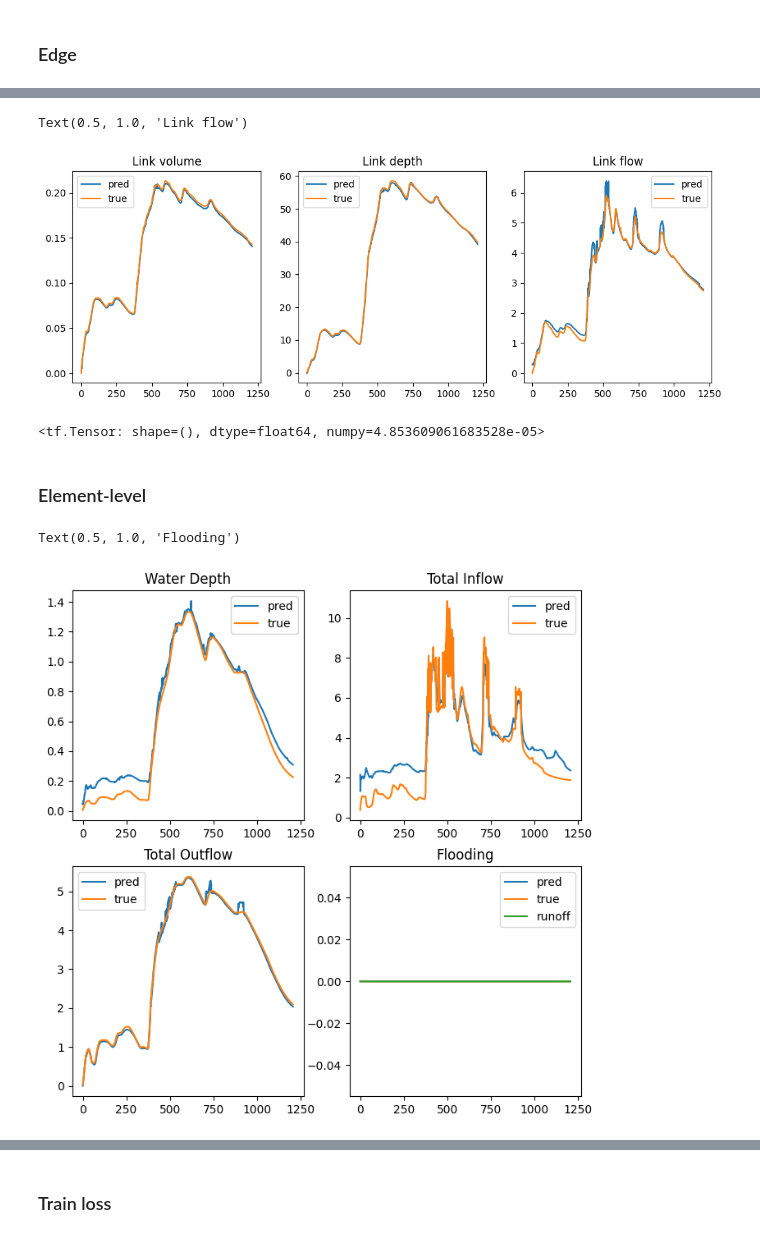
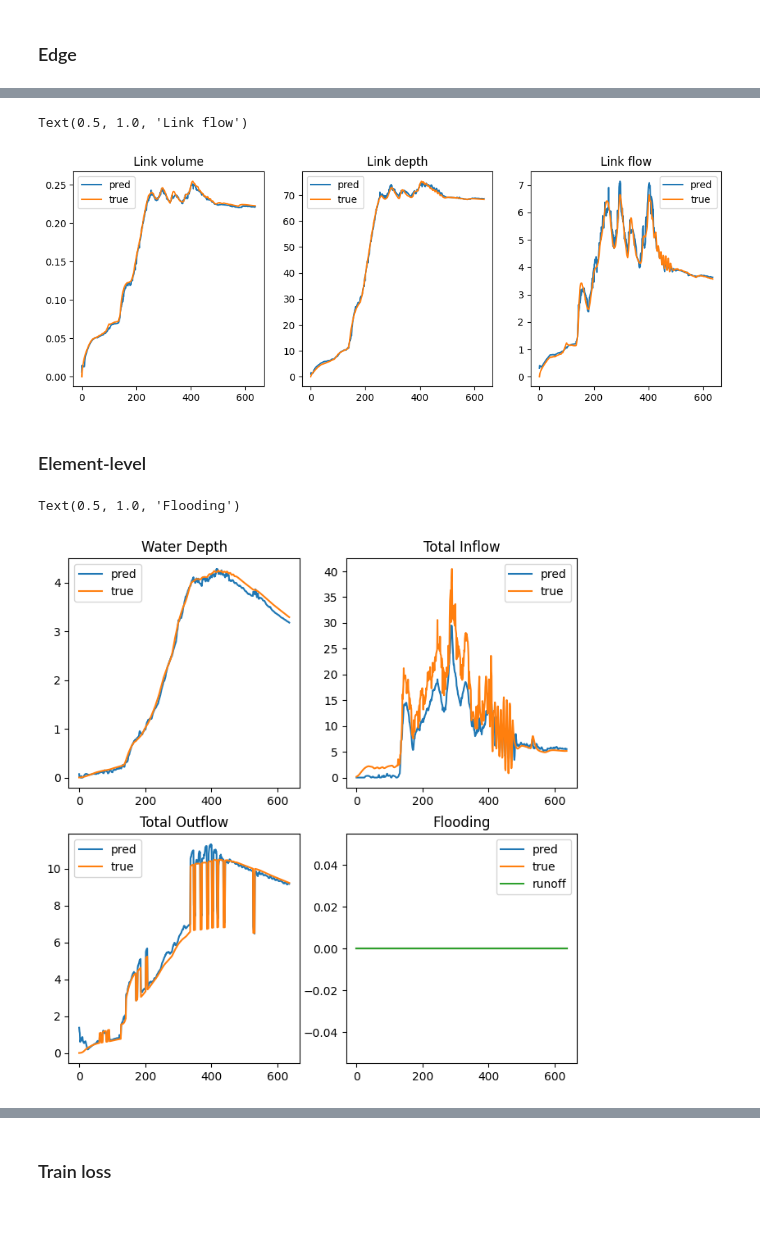
Before and after one commit to Zhiyu014/GNN-UDS, a Jupyter notebook: surrogate/test.ipynb, the cells around one changed output, grey strips where cells are left out. Drawn from its saved outputs; the diff is of its cells as text; code cells hidden in the pictures.

```diff
--- a/surrogate/test.ipynb
+++ b/surrogate/test.ipynb
@@ -643,10 +643,10 @@ import numpy as np
 import os
 import matplotlib.pyplot as plt
 # %%
-cwd = './results/astlingen/5s_edge_res_norm_flood/'
+cwd = './results/astlingen/10s_20k_efd_edge_res_norm_flood/'
 files = [file for file in os.listdir(cwd) if file.endswith('.npy')]
 events = list(set(['_'.join(file.split('_')[:2]) for file in files]))
-event = 'astlingen_02_08_2002_21'
+event = 'astlingen_01_08_2002_19'
 # %% [markdown]
 ### Node
 # %%
@@ -735,14 +728,7 @@ ax3.legend()
 ax3.set_title('Link flow')
 # %% [output]
 Text(0.5, 1.0, 'Link flow')
-[figure, old version]
+[figure, new version]
-# %%
-norm_e = np.load('./model/astlingen/5s_20k_edge_res_norm_flood/norm_e.npy')
-t_n = edge_true/norm_e[...,:edge_true.shape[-1]]
-p_n = edge_pred/norm_e[...,:edge_pred.shape[-1]]
-mse(t_n,p_n)
-# %% [output]
-<tf.Tensor: shape=(), dtype=float64, numpy=4.853609061683528e-05>
 # %% [markdown]
 ### Element-level
 # %%
@@ -751,33 +737,33 @@ inp = read_inp_file('./envs/network/astlingen/astlingen.inp')
 nodes = [k for k in list(inp.OUTFALLS)+list(inp.JUNCTIONS)+list(inp.STORAGE)]
 links = [k for k in list(inp.CONDUITS)+list(inp.ORIFICES)]
 # %%
-idx = nodes.index('T6')
+idx = nodes.index('T3')
 seq = -1
 
 fig,((ax1,ax2),(ax3,ax4)) = plt.subplots(2,2,figsize=(8,8))
 
 ax1.plot(pred[:,seq,idx,0],label='pred')
 ax1.plot(true[:,seq,idx,0],label='true')
 ax1.legend()
 ax1.set_title('Water Depth')
 
 ax2.plot(pred[:,seq,idx,1],label='pred')
 ax2.plot(true[:,seq,idx,1],label='true')
 ax2.legend()
 ax2.set_title('Total Inflow')
 
 ax3.plot(pred[:,seq,idx,2],label='pred')
 ax3.plot(true[:,seq,idx,2],label='true')
 ax3.legend()
 ax3.set_title('Total Outflow')
 
 ax4.plot(pred[:,seq,idx,-1],label='pred')
 ax4.plot(true[:,seq,idx,-1],label='true')
 ax4.plot(r[:,seq,idx,0],label='runoff')
 ax4.legend()
 ax4.set_title('Flooding')
 # %% [output]
 Text(0.5, 1.0, 'Flooding')
-[figure, old version]
+[figure, new version]
 # %%
 seq = -1
```
Also changed, not shown: parts of 8 cells of this notebook, 16 other files.
